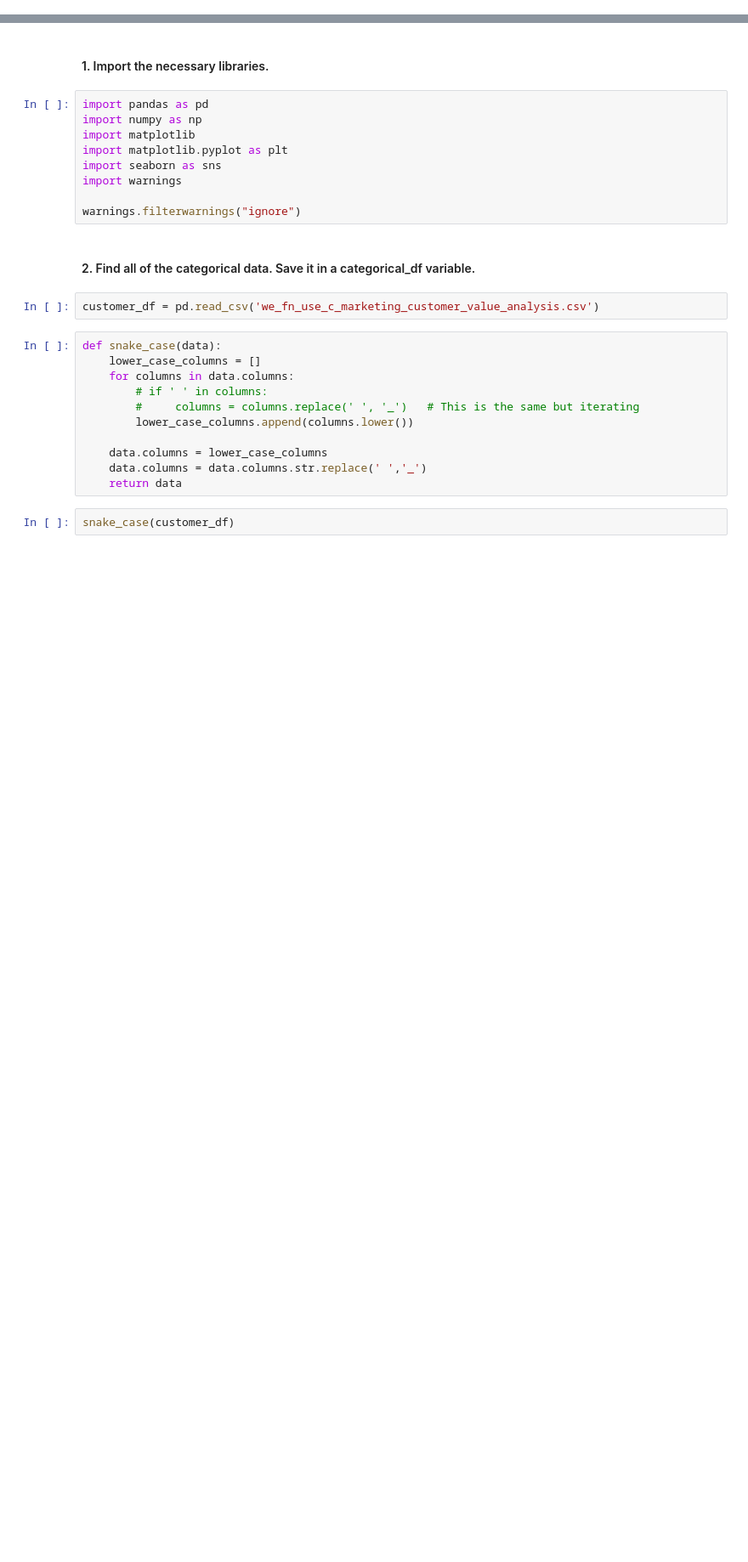
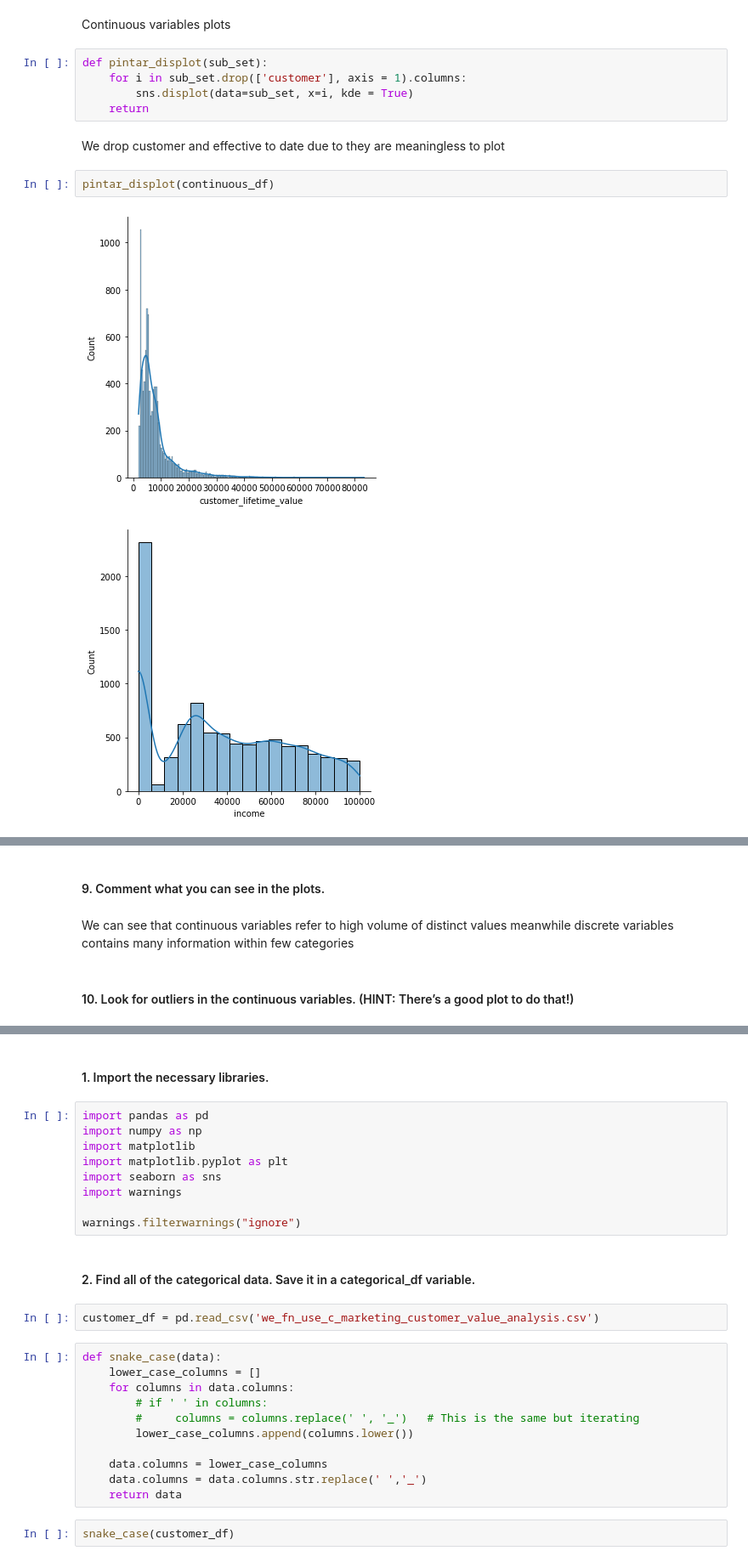
Before and after one commit to SangreNocturna/lab-comparing-regression-models, a Jupyter notebook: lab-comparing-regression-models-lab.ipynb, the cells around one changed output, grey strips where cells are left out. Shown at 85% size. Cells and saved outputs as stored; diff of their text form; blank space fills up the shorter version.

```diff
--- a/lab-comparing-regression-models-lab.ipynb
+++ b/lab-comparing-regression-models-lab.ipynb
@@ -2,0 +228,14 @@
+# %% [markdown]
+Continuous variables plots
+# %%
+def pintar_displot(sub_set):
+    for i in sub_set.drop(['customer'], axis = 1).columns:
+        sns.displot(data=sub_set, x=i, kde = True)
+    return
+# %% [markdown]
+We drop customer and effective to date due to they are meaningless to plot
+# %%
+pintar_displot(continuous_df)
+# %% [output]
+[figure, added]
+[figure, added]
@@ -2,0 +245,6 @@
+# %% [markdown]
+#### 9. Comment what you can see in the plots.
+# %% [markdown]
+We can see that continuous variables refer to high volume of distinct values meanwhile discrete variables contains many information within few categories
+# %% [markdown]
+#### 10. Look for outliers in the continuous variables. (HINT: There’s a good plot to do that!)
```
Also changed, not shown: parts of 46 cells of this notebook.
